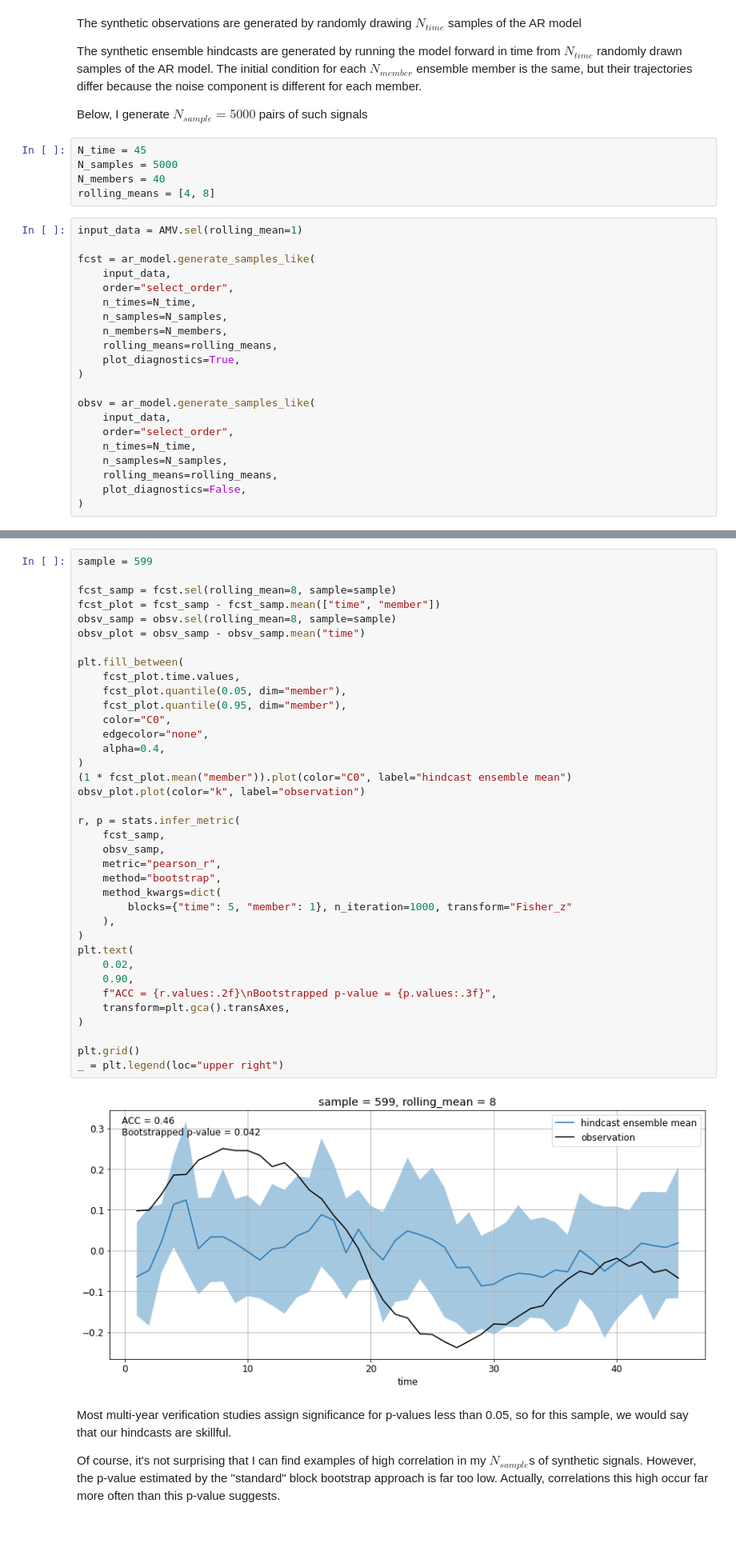
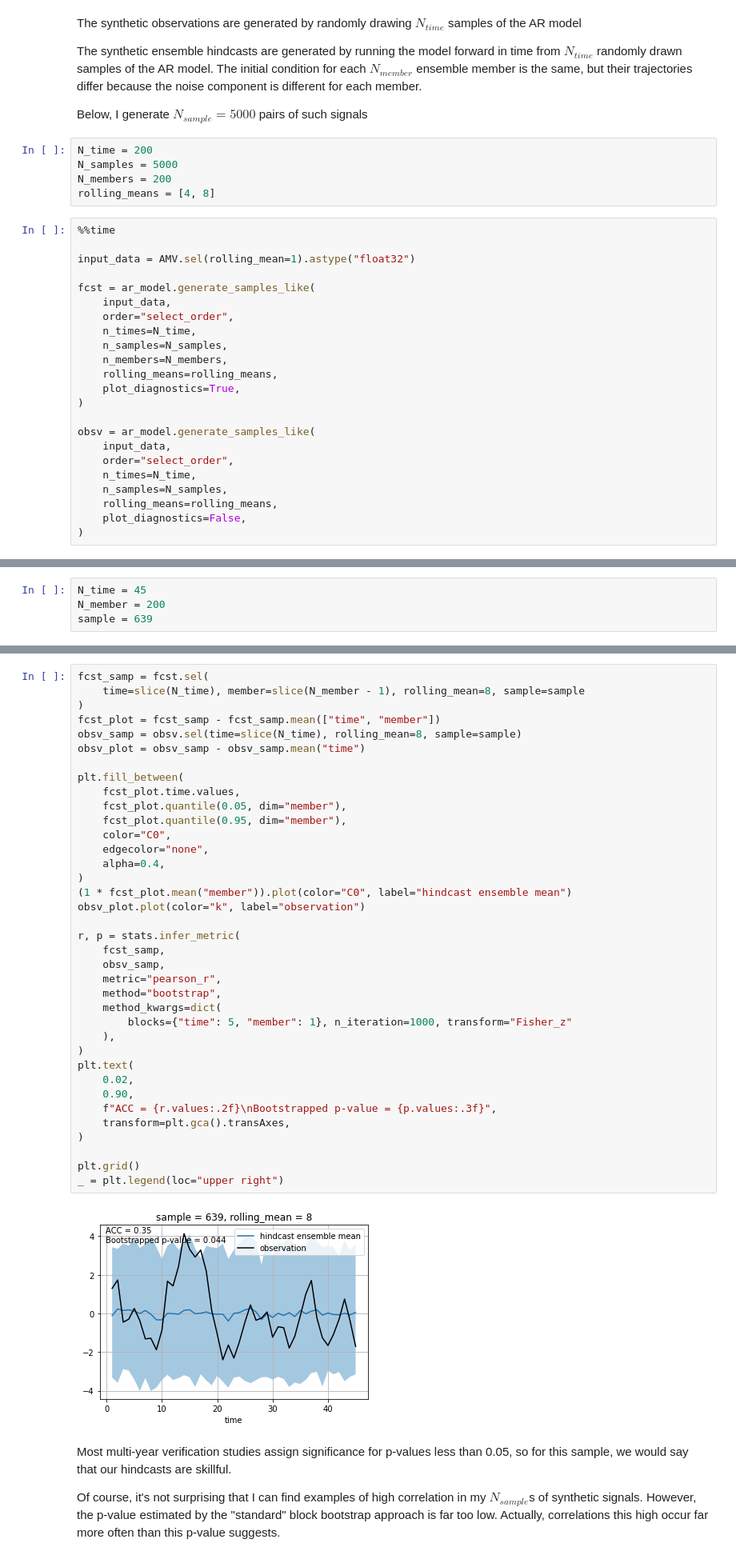
Before and after one commit to dougiesquire/Squire_2022_correlation, a Jupyter notebook: notebooks/exploratory/demo_Tim.ipynb, the cells around one changed output, grey strips where cells are left out. Shown: that part at 80% size. Saved outputs shown, nothing was run; the diff lists cells and outputs as text; blank space fills up the shorter version.

```diff
--- a/notebooks/exploratory/demo_Tim.ipynb
+++ b/notebooks/exploratory/demo_Tim.ipynb
@@ -40,12 +52,14 @@ The synthetic ensemble hindcasts are generated by running the model forward in t
 
 Below, I generate $N_{sample}=5000$ pairs of such signals
 # %%
-N_time = 45
+N_time = 200
 N_samples = 5000
-N_members = 40
+N_members = 200
 rolling_means = [4, 8]
 # %%
-input_data = AMV.sel(rolling_mean=1)
+%%time
+
+input_data = AMV.sel(rolling_mean=1).astype("float32")
 
 fcst = ar_model.generate_samples_like(
     input_data,
@@ -88,2 +104,6 @@ Let's do this for one of our pairs of synthetic observations/hindcasts
+# %%
+N_time = 45
+N_member = 200
+sample = 639
 # %%
 rr, pval = stats.infer_metric(
@@ -102,42 +125,42 @@ array(599)
 # %%
-sample = 599
-
-fcst_samp = fcst.sel(rolling_mean=8, sample=sample)
+fcst_samp = fcst.sel(
+    time=slice(N_time), member=slice(N_member - 1), rolling_mean=8, sample=sample
+)
 fcst_plot = fcst_samp - fcst_samp.mean(["time", "member"])
-obsv_samp = obsv.sel(rolling_mean=8, sample=sample)
+obsv_samp = obsv.sel(time=slice(N_time), rolling_mean=8, sample=sample)
 obsv_plot = obsv_samp - obsv_samp.mean("time")
 
 plt.fill_between(
     fcst_plot.time.values,
     fcst_plot.quantile(0.05, dim="member"),
     fcst_plot.quantile(0.95, dim="member"),
     color="C0",
     edgecolor="none",
     alpha=0.4,
 )
 (1 * fcst_plot.mean("member")).plot(color="C0", label="hindcast ensemble mean")
 obsv_plot.plot(color="k", label="observation")
 
 r, p = stats.infer_metric(
     fcst_samp,
     obsv_samp,
     metric="pearson_r",
     method="bootstrap",
     method_kwargs=dict(
         blocks={"time": 5, "member": 1}, n_iteration=1000, transform="Fisher_z"
     ),
 )
 plt.text(
     0.02,
     0.90,
     f"ACC = {r.values:.2f}\nBootstrapped p-value = {p.values:.3f}",
     transform=plt.gca().transAxes,
 )
 
 plt.grid()
 _ = plt.legend(loc="upper right")
 # %% [output]
-[figure, old version]
+[figure, new version]
 # %% [markdown]
 Most multi-year verification studies assign significance for p-values less than 0.05, so for this sample, we would say that our hindcasts are skillful.
 
```
Also changed, not shown: parts of 42 cells of this notebook, 6 other files.
